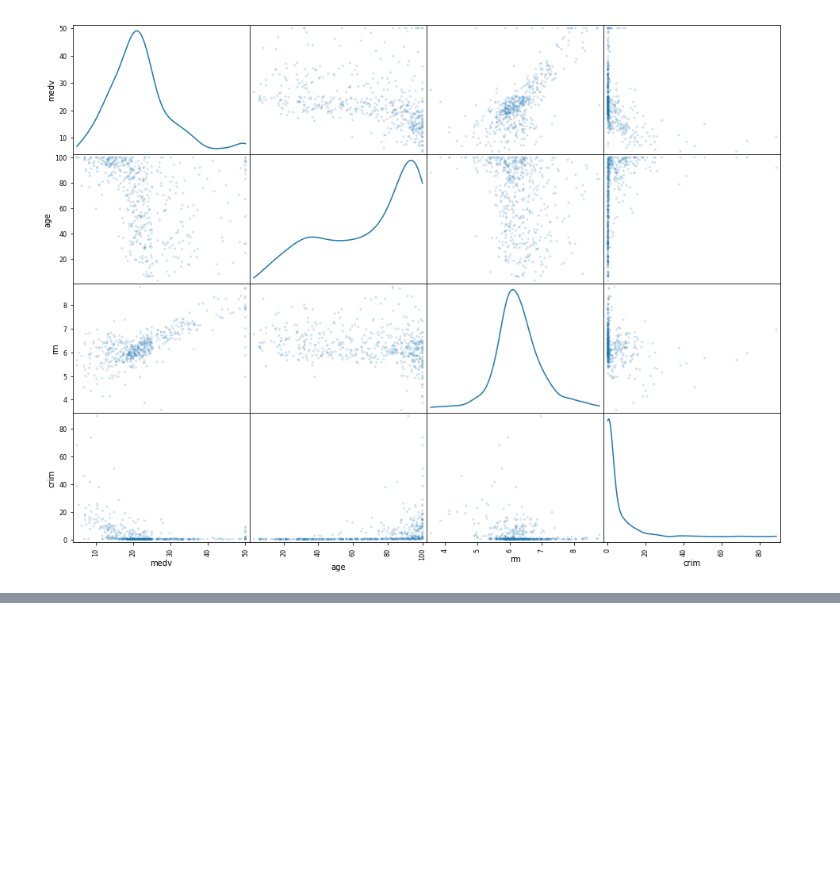
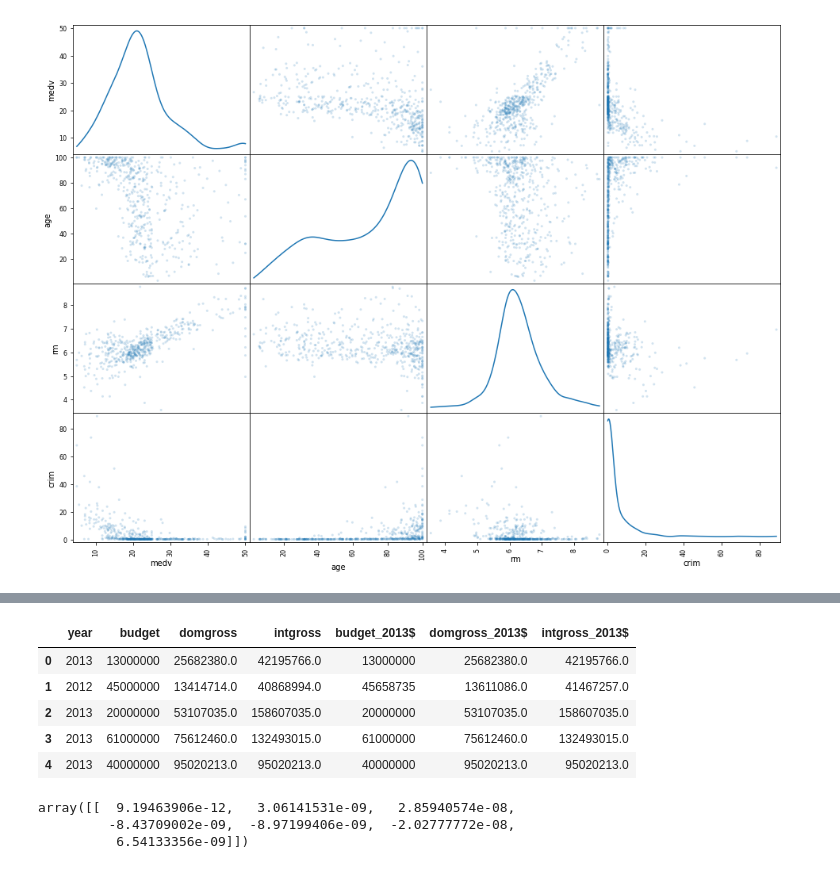
Before and after one commit to maripqz/WWC-Workshop-Intro-to-Machine-Learning, a Jupyter notebook: Lecture_Notes.ipynb, the cells around one changed output, grey strips where cells are left out. Saved outputs shown, nothing was run; the diff lists cells and outputs as text; code cells hidden in the pictures; blank space fills up the shorter version.

```diff
--- a/Lecture_Notes.ipynb
+++ b/Lecture_Notes.ipynb
@@ -83,0 +132,17 @@ cancer_df.describe()
+# %%
+movies.dropna(how='any', inplace=True)
+# %%
+movie_grosses = movies.drop(['men', 'notalk', 'nowomen'], axis=1)
+# %%
+y = movie_grosses.pop('ok')
+# %%
+X = movie_grosses
+# %%
+X.head()
+# %% [output]
+|  | year | budget | domgross | intgross | budget_2013$ | domgross_2013$ | intgross_2013$ |
+| 0 | 2013 | 13000000 | 25682380.0 | 42195766.0 | 13000000 | 25682380.0 | 42195766.0 |
+| 1 | 2012 | 45000000 | 13414714.0 | 40868994.0 | 45658735 | 13611086.0 | 41467257.0 |
+| 2 | 2013 | 20000000 | 53107035.0 | 158607035.0 | 20000000 | 53107035.0 | 158607035.0 |
+| 3 | 2013 | 61000000 | 75612460.0 | 132493015.0 | 61000000 | 75612460.0 | 132493015.0 |
+| 4 | 2013 | 40000000 | 95020213.0 | 95020213.0 | 40000000 | 95020213.0 | 95020213.0 |
@@ -83,0 +151,6 @@ cancer_df.describe()
+# %%
+logit.coef_
+# %% [output]
+array([[  9.19463906e-12,   3.06141531e-09,   2.85940574e-08,
+         -8.43709002e-09,  -8.97199406e-09,  -2.02777772e-08,
+          6.54133356e-09]])
```
Also changed, not shown: parts of 27 cells of this notebook.
